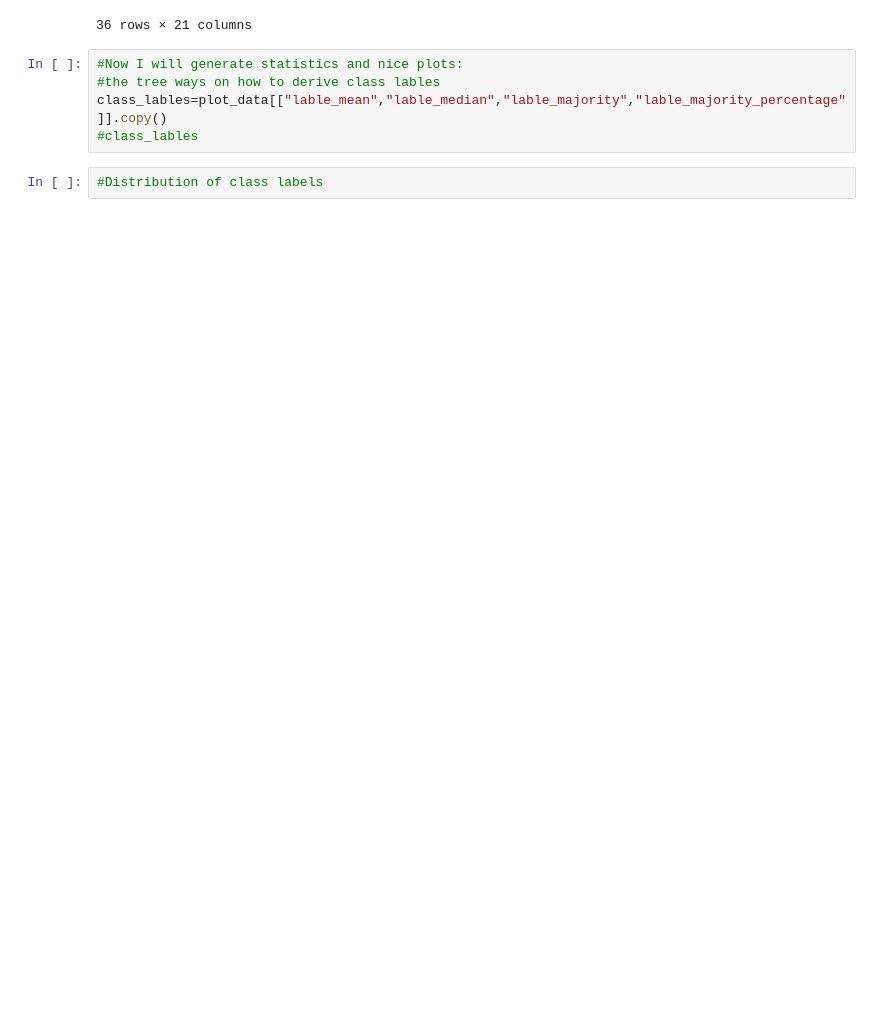
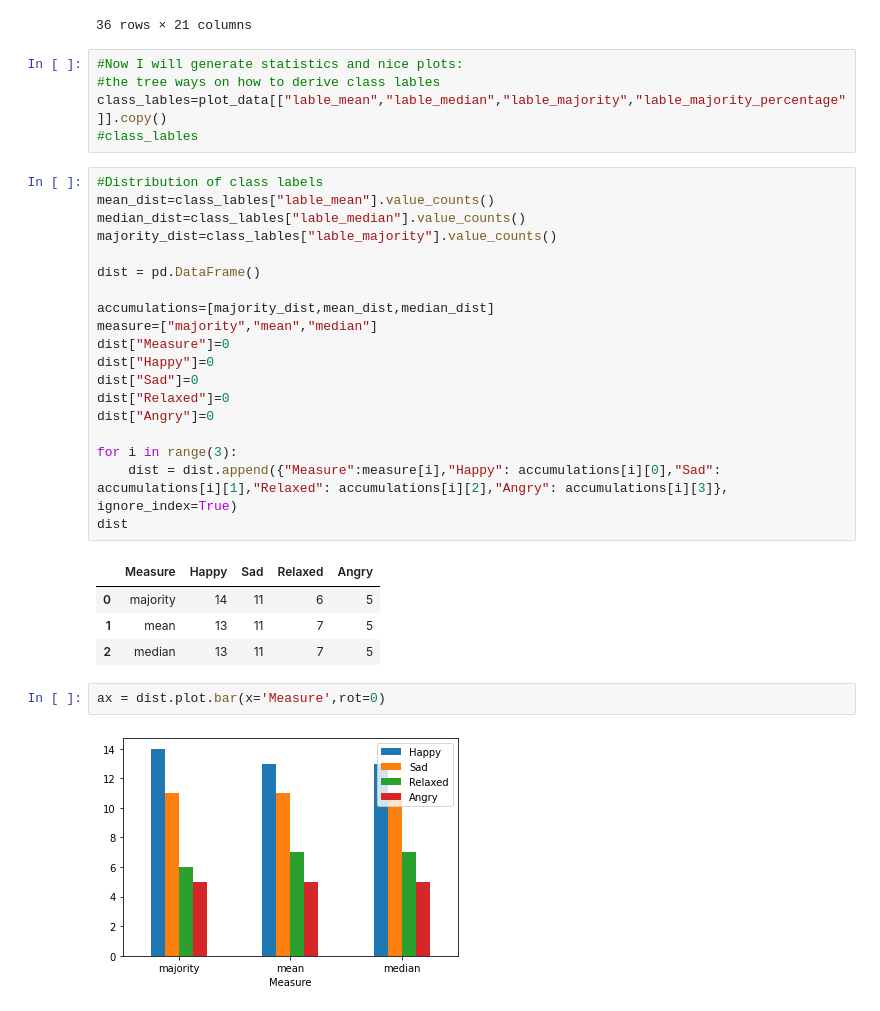
Before and after one commit to sh0w/machine-learning-pattern-classfication, a Jupyter notebook: task2_data_exploration/MLPC.ipynb, the cells around one changed output. Cells and saved outputs as stored; diff of their text form; blank space fills up the shorter version.

```diff
--- a/task2_data_exploration/MLPC.ipynb
+++ b/task2_data_exploration/MLPC.ipynb
@@ -357,5 +357,31 @@ plot_data
 #the tree ways on how to derive class lables
 class_lables=plot_data[["lable_mean","lable_median","lable_majority","lable_majority_percentage"]].copy()
 #class_lables
-# %%
-#Distribution of class labels
+# %%
+#Distribution of class labels
+mean_dist=class_lables["lable_mean"].value_counts()
+median_dist=class_lables["lable_median"].value_counts()
+majority_dist=class_lables["lable_majority"].value_counts()
+
+dist = pd.DataFrame()
+
+accumulations=[majority_dist,mean_dist,median_dist]
+measure=["majority","mean","median"]
+dist["Measure"]=0
+dist["Happy"]=0
+dist["Sad"]=0
+dist["Relaxed"]=0
+dist["Angry"]=0
+
+for i in range(3):
+    dist = dist.append({"Measure":measure[i],"Happy": accumulations[i][0],"Sad": accumulations[i][1],"Relaxed": accumulations[i][2],"Angry": accumulations[i][3]}, ignore_index=True)
+dist
+# %% [output]
+|  | Measure | Happy | Sad | Relaxed | Angry |
+| 0 | majority | 14 | 11 | 6 | 5 |
+| 1 | mean | 13 | 11 | 7 | 5 |
+| 2 | median | 13 | 11 | 7 | 5 |
+# %%
+ax = dist.plot.bar(x='Measure',rot=0)
+# %% [output]
+[figure, added]
```
Also changed, not shown: 4 other files.
